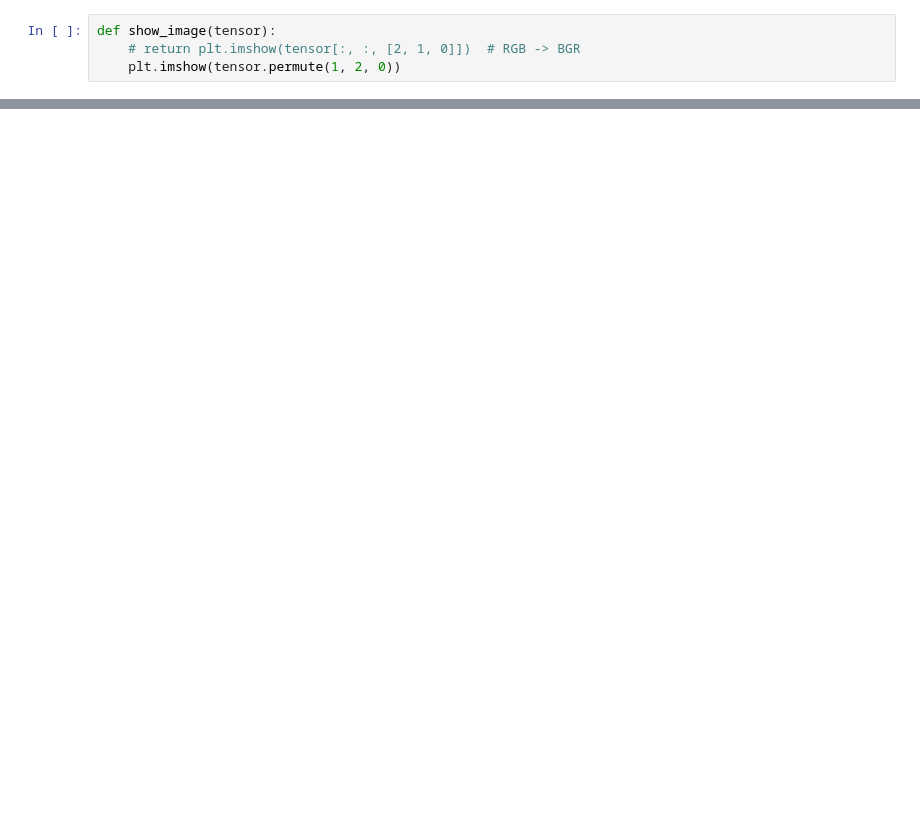
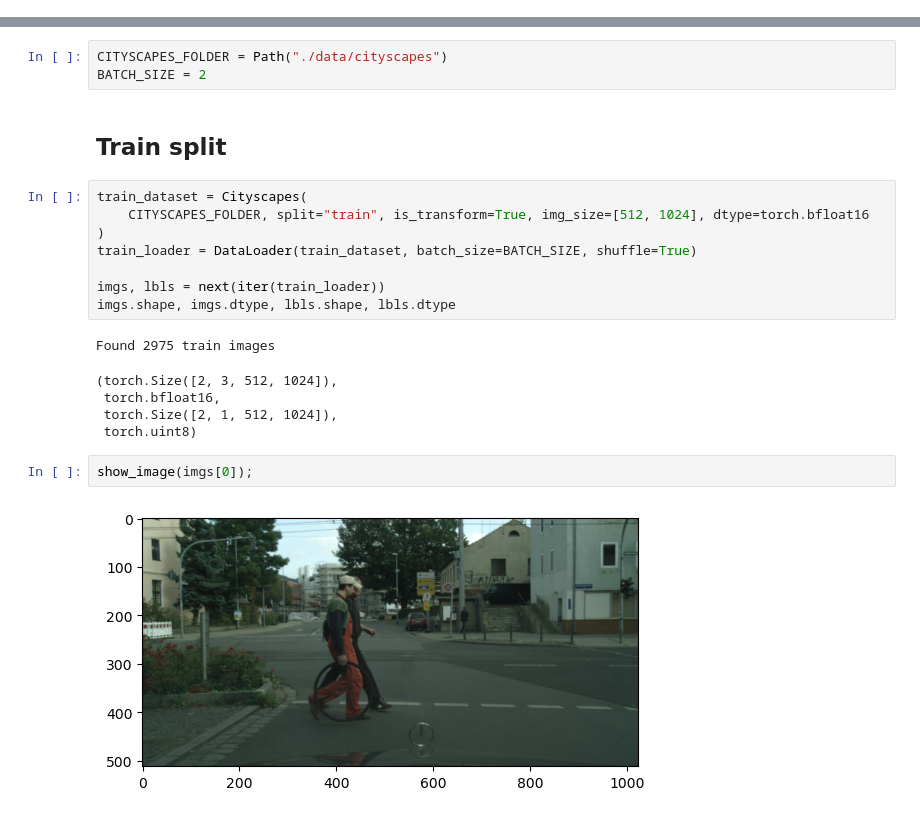
Before and after one commit to deniskirbaba/image-processing-and-generation, a Jupyter notebook: eda.ipynb, the cells around one changed output, grey strips where cells are left out. Drawn from its saved outputs; the diff is of its cells as text; blank space fills up the shorter version.

```diff
--- a/eda.ipynb
+++ b/eda.ipynb
@@ -252,4 +0,0 @@ Found 500 val images
-# %%
-def show_image(tensor):
-    # return plt.imshow(tensor[:, :, [2, 1, 0]])  # RGB -> BGR
-    plt.imshow(tensor.permute(1, 2, 0))
@@ -277,0 +13,23 @@ torch.Size([5, 1024, 2048, 3])
+# %%
+CITYSCAPES_FOLDER = Path("./data/cityscapes")
+BATCH_SIZE = 2
+# %% [markdown]
+## Train split
+# %%
+train_dataset = Cityscapes(
+    CITYSCAPES_FOLDER, split="train", is_transform=True, img_size=[512, 1024], dtype=torch.bfloat16
+)
+train_loader = DataLoader(train_dataset, batch_size=BATCH_SIZE, shuffle=True)
+
+imgs, lbls = next(iter(train_loader))
+imgs.shape, imgs.dtype, lbls.shape, lbls.dtype
+# %% [output]
+Found 2975 train images
+(torch.Size([2, 3, 512, 1024]),
+ torch.bfloat16,
+ torch.Size([2, 1, 512, 1024]),
+ torch.uint8)
+# %%
+show_image(imgs[0]);
+# %% [output]
+[figure, added]
```
Also changed, not shown: parts of 23 cells of this notebook, 23 other files.
